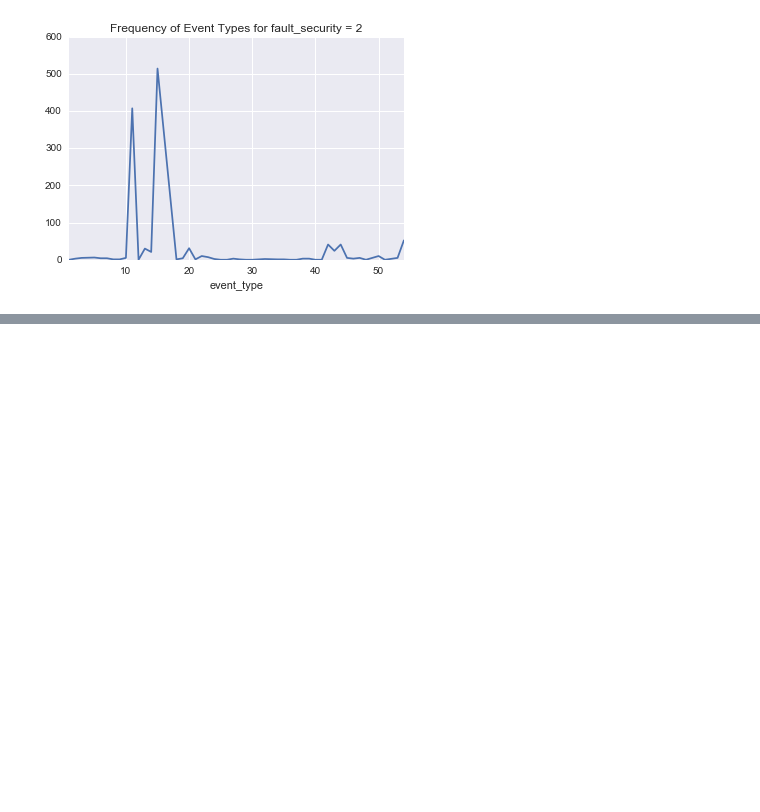
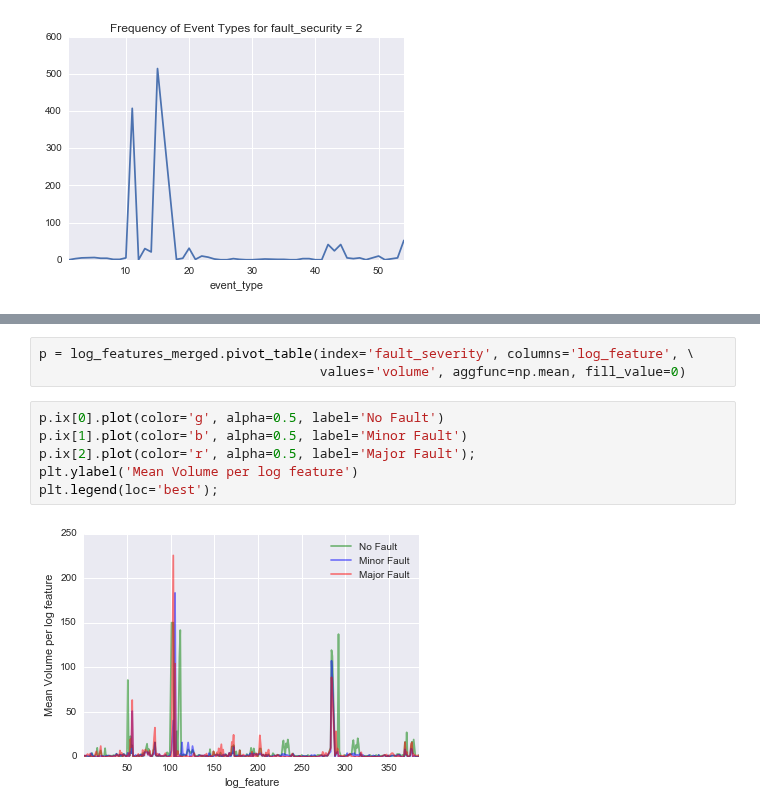
Before and after one commit to numb3r33/Applied-Data-Analysis, a Jupyter notebook: Telestra Network Disruptions/notebooks/Telestra-Understanding-Data.ipynb, the cells around one changed output, grey strips where cells are left out. Saved outputs shown, nothing was run; the diff lists cells and outputs as text; blank space fills up the shorter version.

```diff
--- a/Telestra Network Disruptions/notebooks/Telestra-Understanding-Data.ipynb
+++ b/Telestra Network Disruptions/notebooks/Telestra-Understanding-Data.ipynb
@@ -327,0 +343,11 @@ plt.title('Frequency of Event Types for fault_security = 2');
+# %%
+p = log_features_merged.pivot_table(index='fault_severity', columns='log_feature', \
+                                    values='volume', aggfunc=np.mean, fill_value=0)
+# %%
+p.ix[0].plot(color='g', alpha=0.5, label='No Fault')
+p.ix[1].plot(color='b', alpha=0.5, label='Minor Fault')
+p.ix[2].plot(color='r', alpha=0.5, label='Major Fault');
+plt.ylabel('Mean Volume per log feature')
+plt.legend(loc='best');
+# %% [output]
+[figure, added]
```
Also changed, not shown: parts of 20 cells of this notebook, 1 other file.
